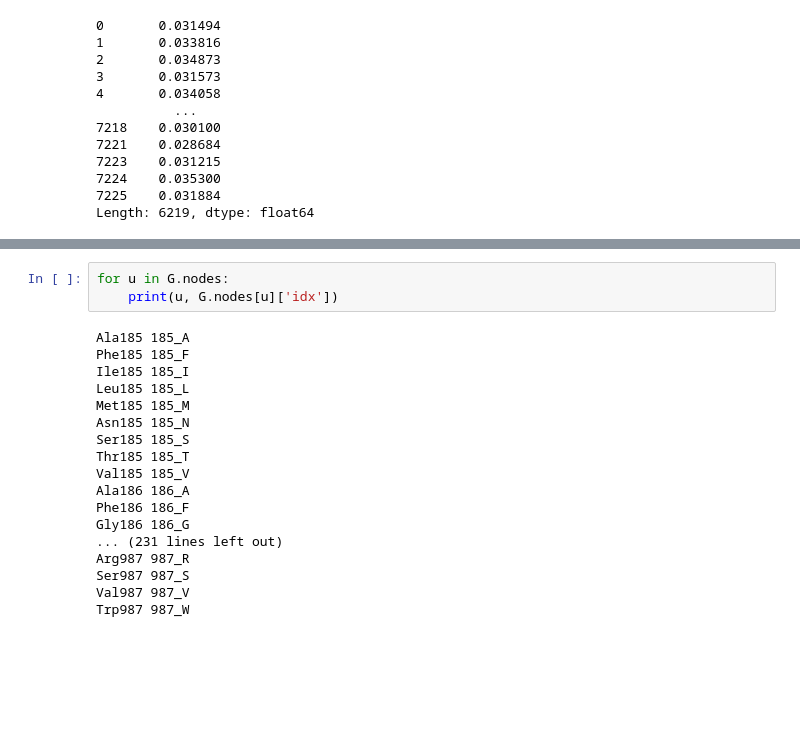
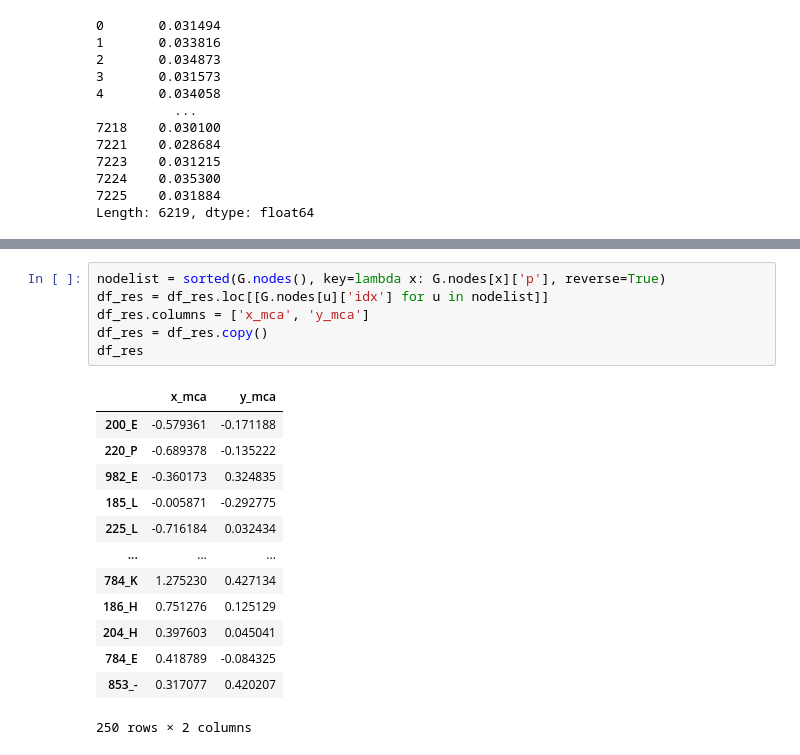
Before and after one commit to lcobiodata/msautils, a Jupyter notebook: examples/ring-hydroxylating_dioxygenase/test_method_1.ipynb, the cells around one changed output, grey strips where cells are left out. Saved outputs shown, nothing was run; the diff lists cells and outputs as text; blank space fills up the shorter version.

```diff
--- a/examples/ring-hydroxylating_dioxygenase/test_method_1.ipynb
+++ b/examples/ring-hydroxylating_dioxygenase/test_method_1.ipynb
@@ -528,24 +526,23 @@ NodeView(('Ala185', 'Phe185', 'Ile185', 'Leu185', 'Met185', 'Asn185', 'Ser185',
-# %%
-for u in G.nodes:
-    print(u, G.nodes[u]['idx'])
-# %% [output]
-Ala185 185_A
-Phe185 185_F
-Ile185 185_I
-Leu185 185_L
-Met185 185_M
-Asn185 185_N
-Ser185 185_S
-Thr185 185_T
-Val185 185_V
-Ala186 186_A
-Phe186 186_F
-Gly186 186_G
-... (231 lines left out)
-Arg987 987_R
-Ser987 987_S
-Val987 987_V
-Trp987 987_W
+# %%
+nodelist = sorted(G.nodes(), key=lambda x: G.nodes[x]['p'], reverse=True)
+df_res = df_res.loc[[G.nodes[u]['idx'] for u in nodelist]]
+df_res.columns = ['x_mca', 'y_mca']
+df_res = df_res.copy()
+df_res
+# %% [output]
+|  | x_mca | y_mca |
+| 200_E | -0.579361 | -0.171188 |
+| 220_P | -0.689378 | -0.135222 |
+| 982_E | -0.360173 | 0.324835 |
+| 185_L | -0.005871 | -0.292775 |
+| 225_L | -0.716184 | 0.032434 |
+| ... | ... | ... |
+| 784_K | 1.275230 | 0.427134 |
+| 186_H | 0.751276 | 0.125129 |
+| 204_H | 0.397603 | 0.045041 |
+| 784_E | 0.418789 | -0.084325 |
+| 853_- | 0.317077 | 0.420207 |
+250 rows × 2 columns
 # %%
 # Generate pairwise combinations
 pairwise_comparisons = list(combinations(G.nodes, 2))
```
Also changed, not shown: parts of 22 cells of this notebook, 2 other files.
